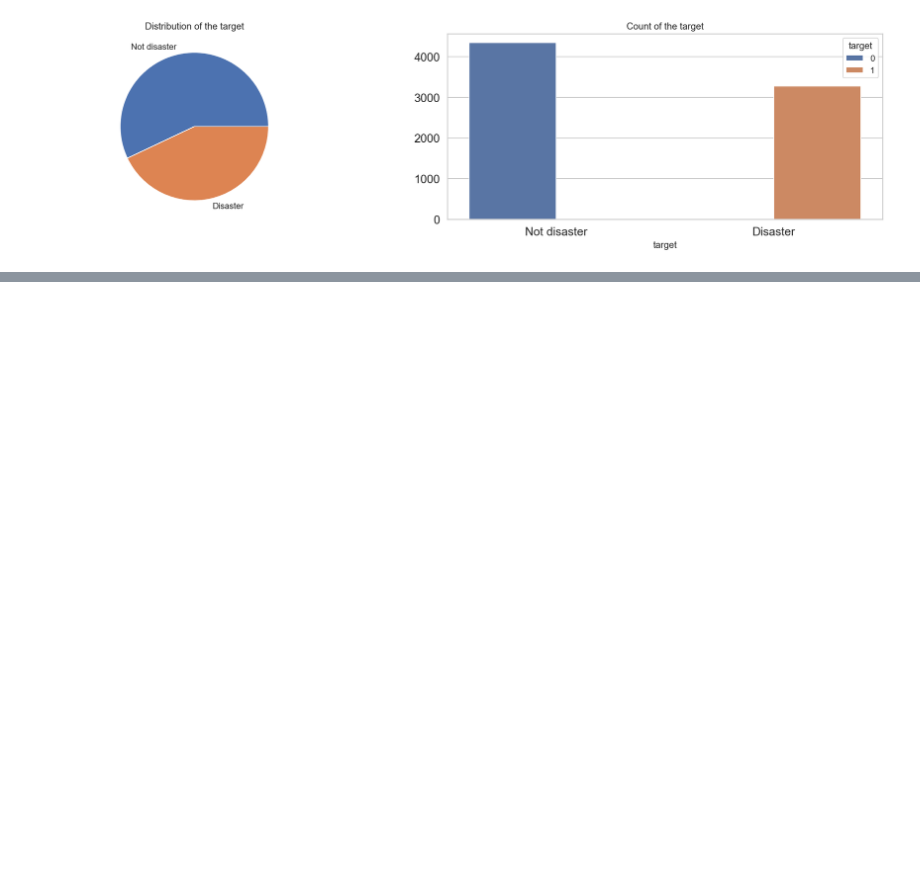
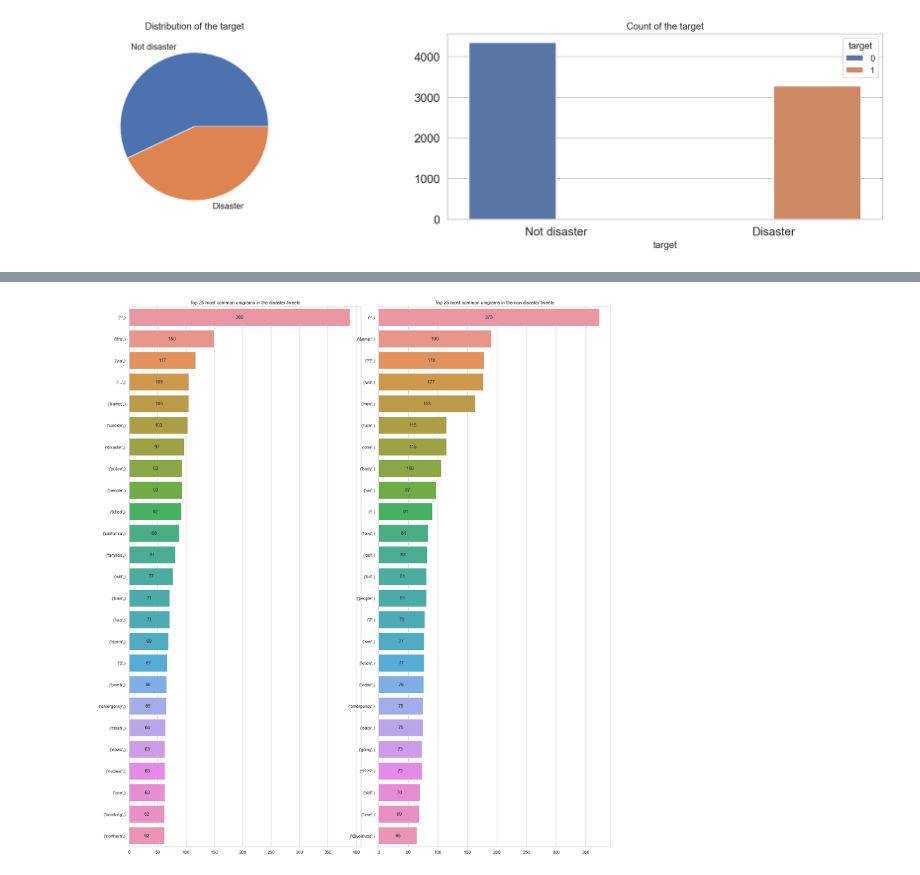
Before and after one commit to BWallyn/nlp_disaster_tweets, a Jupyter notebook: notebooks/1.0-analyze-data.ipynb, the cells around one changed output, grey strips where cells are left out. Cells and saved outputs as stored; diff of their text form; code cells hidden in the pictures; blank space fills up the shorter version.

Commit message:
add n grams

```diff
--- a/notebooks/1.0-analyze-data.ipynb
+++ b/notebooks/1.0-analyze-data.ipynb
@@ -169,0 +214,6 @@ plt.show()
+# %%
+df_disaster_unigrams, df_nondisaster_unigrams = create_df_n_grams(df, n_gram=1, stop_words=STOPWORDS)
+
+df_disaster_bigrams, df_nondisaster_bigrams = create_df_n_grams(df, n_gram=2, stop_words=STOPWORDS)
+
+df_disaster_trigrams, df_nondisaster_trigrams = create_df_n_grams(df, n_gram=3, stop_words=STOPWORDS)
@@ -169,0 +236,18 @@ plt.show()
+# %%
+n_to_plot: int=25
+
+fig, axes = plt.subplots(ncols=2, figsize=(18, 20))
+plt.tight_layout()
+
+sns.barplot(x=df_disaster_unigrams['occ'].values[:n_to_plot], y=df_disaster_unigrams['n_gram'].values[:n_to_plot], ax=axes[0])
+sns.barplot(x=df_nondisaster_unigrams['occ'].values[:n_to_plot], y=df_nondisaster_unigrams['n_gram'].values[:n_to_plot], ax=axes[1])
+
+axes[0].set_title(f'Top {n_to_plot} most common unigrams in the disaster tweets')
+axes[1].set_title(f'Top {n_to_plot} most common unigrams in the non disaster tweets')
+
+axes[0].bar_label(container=axes[0].containers[0], label_type='center')
+axes[1].bar_label(container=axes[1].containers[0], label_type='center')
+
+plt.show()
+# %% [output]
+[figure, added]
```
Also changed, not shown: parts of 10 cells of this notebook.
